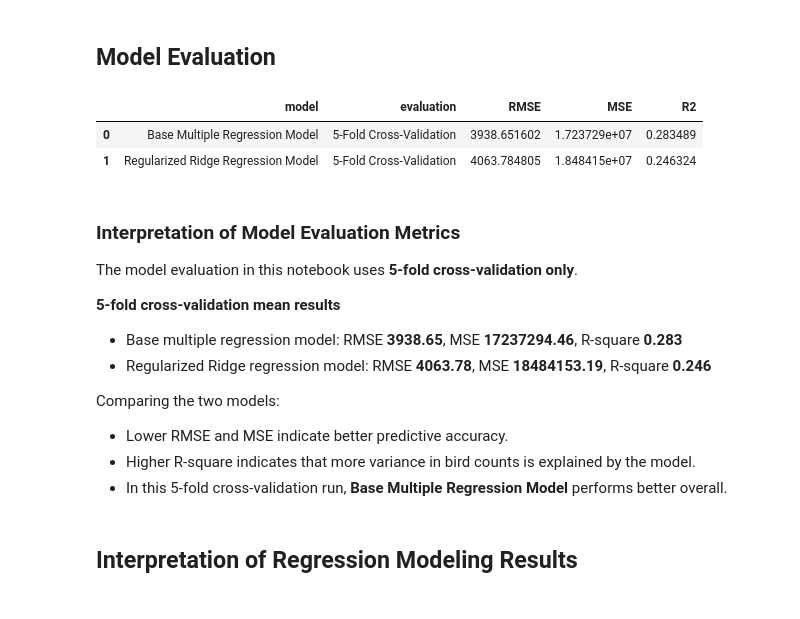
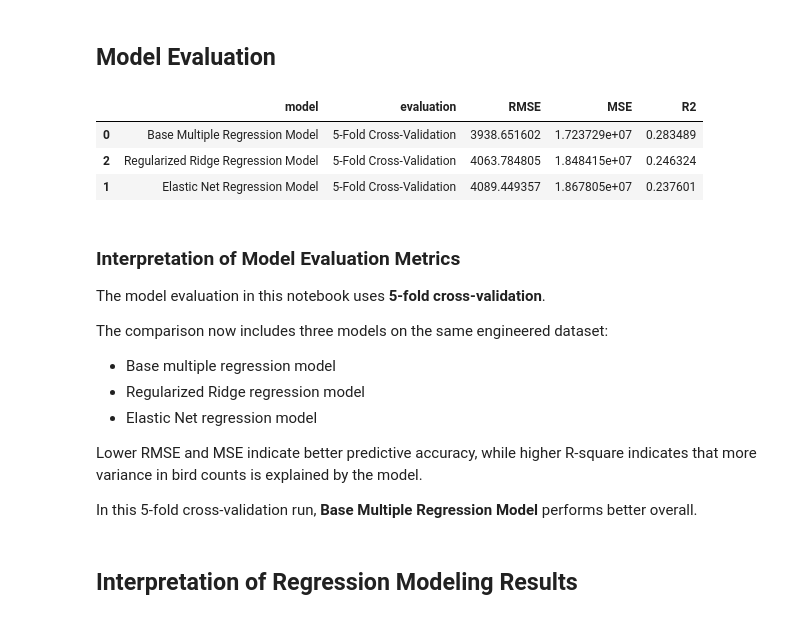
Before and after one commit to Kaxlow/where-the-birds-sing, a Jupyter notebook: src/regression-analysis.ipynb, the cells around one changed output. Cells and saved outputs as stored; diff of their text form; code cells hidden in the pictures.

```diff
--- a/src/regression-analysis.ipynb
+++ b/src/regression-analysis.ipynb
@@ -480,14 +471,26 @@ def fit_selected_models(X_train_split, y_train_split, X_eval_split):
         estimator=Ridge(),
         param_grid={'alpha': np.logspace(-3, 3, 25)},
         cv=5,
-        scoring='r2'
+        scoring='r2',
+        n_jobs=1
     )
     ridge_search_split.fit(X_train_selected_split, y_train_split)
     ridge_predictions_split = ridge_search_split.best_estimator_.predict(X_eval_selected_split)
 
+    elastic_net_search_split = GridSearchCV(
+        estimator=ElasticNet(max_iter=30000),
+        param_grid={'alpha': np.logspace(-3, 1, 12), 'l1_ratio': [0.2, 0.5, 0.8]},
+        cv=5,
+        scoring='r2',
+        n_jobs=1
+    )
+    elastic_net_search_split.fit(X_train_selected_split, y_train_split)
+    elastic_net_predictions_split = elastic_net_search_split.best_estimator_.predict(X_eval_selected_split)
+
     return {
         'Base Multiple Regression Model': base_predictions_split,
-        'Regularized Ridge Regression Model': ridge_predictions_split
+        'Regularized Ridge Regression Model': ridge_predictions_split,
+        'Elastic Net Regression Model': elastic_net_predictions_split
     }
 
 
@@ -510,67 +513,70 @@ for train_idx, test_idx in kfold.split(model_df):
     y_test_cv = model_df.iloc[test_idx][target_col]
 
     predictions = fit_selected_models(X_train_cv, y_train_cv, X_test_cv)
     for model_name, y_pred in predictions.items():
         cv_rows.append(metric_row(model_name, '5-Fold Cross-Validation', y_test_cv, y_pred))
 
 metrics_df = (
     pd.DataFrame(cv_rows)
     .groupby(['model', 'evaluation'], as_index=False)[['RMSE', 'MSE', 'R2']]
     .mean()
+    .sort_values('R2', ascending=False)
 )
 
 display(metrics_df)
 
-base_cv_row = metrics_df[metrics_df['model'] == 'Base Multiple Regression Model'].iloc[0]
-ridge_cv_row = metrics_df[metrics_df['model'] == 'Regularized Ridge Regression Model'].iloc[0]
-best_cv_row = metrics_df.sort_values('R2', ascending=False).iloc[0]
+best_cv_row = metrics_df.iloc[0]
 
 render_markdown(
     f"""### Interpretation of Model Evaluation Metrics
 
 The model evaluation in this notebook uses **5-fold cross-validation**.
 
-**5-fold cross-validation mean results**
-- Base multiple regression model: RMSE **{base_cv_row['RMSE']:.2f}**, MSE **{base_cv_row['MSE']:.2f}**, R-square **{base_cv_row['R2']:.3f}**
-- Regularized Ridge regression model: RMSE **{ridge_cv_row['RMSE']:.2f}**, MSE **{ridge_cv_row['MSE']:.2f}**, R-square **{ridge_cv_row['R2']:.3f}**
+The comparison now includes three models on the same engineered dataset:
+- Base multiple regression model
+- Regularized Ridge regression model
+- Elastic Net regression model
 
-Comparing the two models:
-- Lower RMSE and MSE indicate better predictive accuracy.
-- Higher R-square indicates that more variance in bird counts is explained by the model.
-- In this 5-fold cross-validation run, **{best_cv_row['model']}** performs better overall.
+Lower RMSE and MSE indicate better predictive accuracy, while higher R-square indicates that more variance in bird counts is explained by the model.
+
+In this 5-fold cross-validation run, **{best_cv_row['model']}** performs better overall.
 """
 )
 
-# Fit the final models on the full dataset for downstream coefficient interpretation and scenario analysis.
+# Fit final models on the full dataset for downstream interpretation and scenario analysis.
 X_selected = X_pre[:, final_selected_mask]
-base_multiple_regression_model = LinearRegression()
-base_multiple_regression_model.fit(X_selected, y)
+base_multiple_regression_model = LinearRegression().fit(X_selected, y)
+ridge_search = GridSearchCV(estimator=Ridge(), param_grid={'alpha': np.logspace(-3, 3, 25)}, cv=5, scoring='r2', n_jobs=1)
+ridge_search.fit(X_selected, y)
+elastic_net_search = GridSearchCV(estimator=ElasticNet(max_iter=30000), param_grid={'alpha': np.logspace(-3, 1, 12), 'l1_ratio': [0.2, 0.5, 0.8]}, cv=5, scoring='r2', n_jobs=1)
+elastic_net_search.fit(X_selected, y)
 
-ridge_search = GridSearchCV(
-    estimator=Ridge(),
-    param_grid={'alpha': np.logspace(-3, 3, 25)},
-    cv=5,
-    scoring='r2'
-)
-ridge_search.fit(X_selected, y)
+final_models = {
+    'Base Multiple Regression Model': base_multiple_regression_model,
+    'Regularized Ridge Regression Model': ridge_search.best_estimator_,
+    'Elastic Net Regression Model': elastic_net_search.best_estimator_
+}
 
-best_model = ridge_search.best_estimator_
+best_model_name = metrics_df.iloc[0]['model']
+best_model = final_models[best_model_name]
+interpretable_model = best_model
 # %% [output]
 |  | model | evaluation | RMSE | MSE | R2 |
 | 0 | Base Multiple Regression Model | 5-Fold Cross-Validation | 3938.651602 | 1.723729e+07 | 0.283489 |
-| 1 | Regularized Ridge Regression Model | 5-Fold Cross-Validation | 4063.784805 | 1.848415e+07 | 0.246324 |
+| 2 | Regularized Ridge Regression Model | 5-Fold Cross-Validation | 4063.784805 | 1.848415e+07 | 0.246324 |
+| 1 | Elastic Net Regression Model | 5-Fold Cross-Validation | 4089.449357 | 1.867805e+07 | 0.237601 |
 ### Interpretation of Model Evaluation Metrics
 
-The model evaluation in this notebook uses **5-fold cross-validation only**.
+The model evaluation in this notebook uses **5-fold cross-validation**.
 
-**5-fold cross-validation mean results**
-- Base multiple regression model: RMSE **3938.65**, MSE **17237294.46**, R-square **0.283**
-- Regularized Ridge regression model: RMSE **4063.78**, MSE **18484153.19**, R-square **0.246**
+The comparison now includes three models on the same engineered dataset:
+- Base multiple regression model
+- Regularized Ridge regression model
+- Elastic Net regression model
 
-Comparing the two models:
-- Lower RMSE and MSE indicate better predictive accuracy.
-- Higher R-square indicates that more variance in bird counts is explained by the model.
-- In this 5-fold cross-validation run, **Base Multiple Regression Model** performs better overall.
+Lower RMSE and MSE indicate better predictive accuracy, while higher R-square indicates that more variance in bird counts is explained by the model.
+
+In this 5-fold cross-validation run, **Base Multiple Regression Model** performs better overall.
 # %% [markdown]
 ## Interpretation of Regression Modeling Results
 # %%
```
Also changed, not shown: parts of 10 cells of this notebook.
